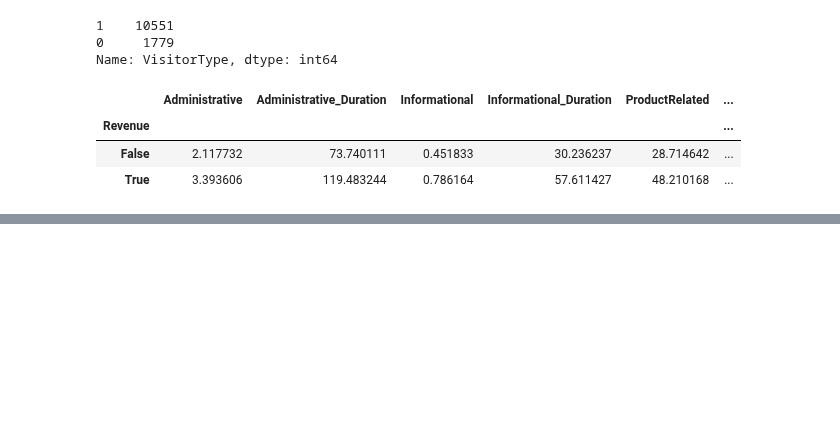
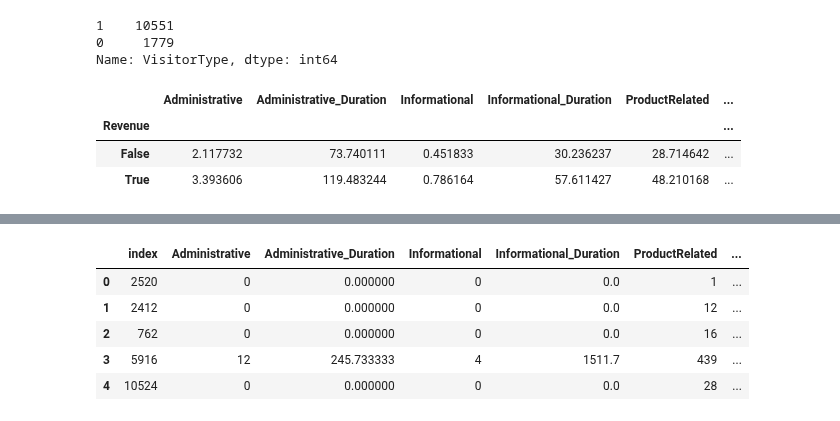
Before and after one commit to jinhuioh/Hi_ai, a Jupyter notebook: data08/mini-project.ipynb, the cells around one changed output, grey strips where cells are left out. Saved outputs shown, nothing was run; the diff lists cells and outputs as text; code cells hidden in the pictures; blank space fills up the shorter version.

```diff
--- a/data08/mini-project.ipynb
+++ b/data08/mini-project.ipynb
@@ -206,0 +306,11 @@ shop.groupby(by='Revenue').mean()
+# %%
+test_exam.reset_index(inplace=True)
+# %%
+test_exam.head()
+# %% [output]
+|  | index | Administrative | Administrative_Duration | Informational | Informational_Duration | ProductRelated | ... |
+| 0 | 2520 | 0 | 0.000000 | 0 | 0.0 | 1 | ... |
+| 1 | 2412 | 0 | 0.000000 | 0 | 0.0 | 12 | ... |
+| 2 | 762 | 0 | 0.000000 | 0 | 0.0 | 16 | ... |
+| 3 | 5916 | 12 | 245.733333 | 4 | 1511.7 | 439 | ... |
+| 4 | 10524 | 0 | 0.000000 | 0 | 0.0 | 28 | ... |
```
Also changed, not shown: parts of 33 cells of this notebook.
